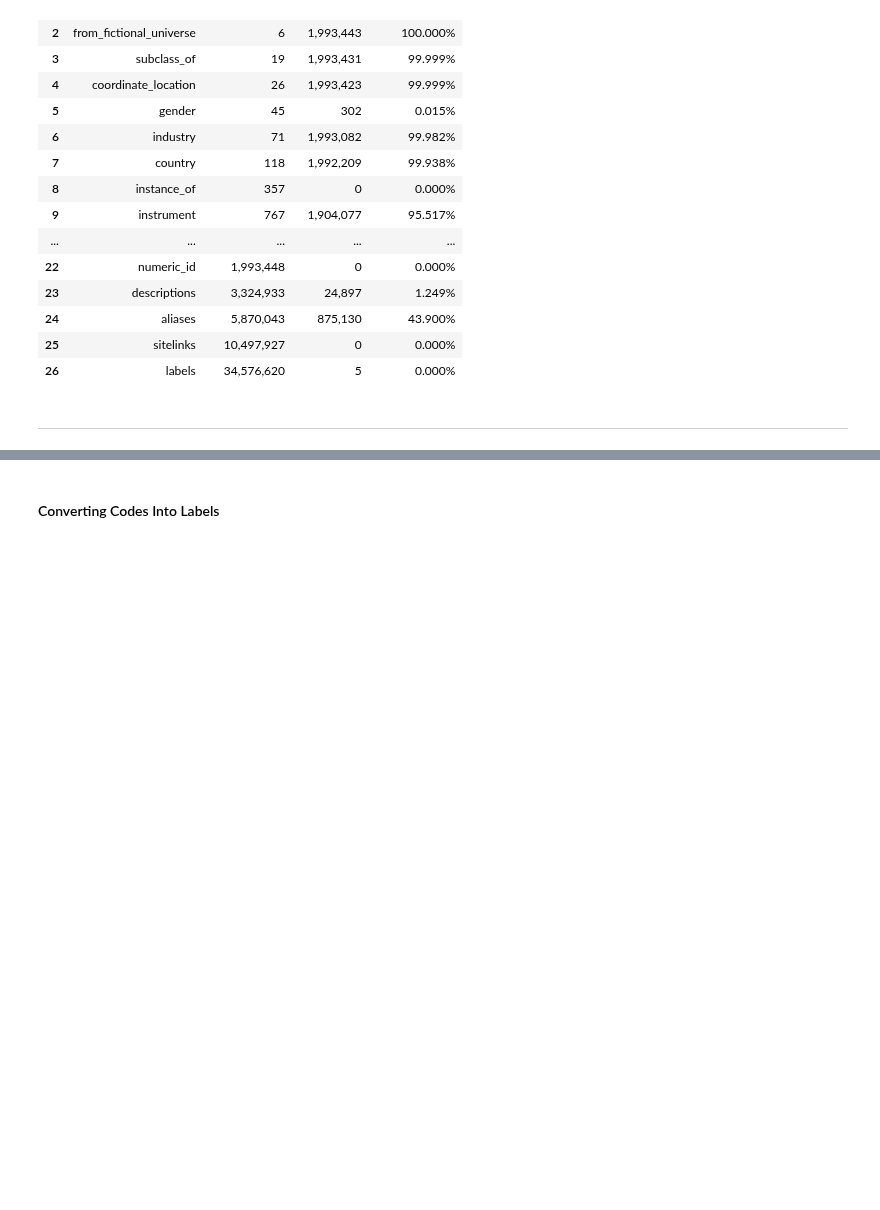
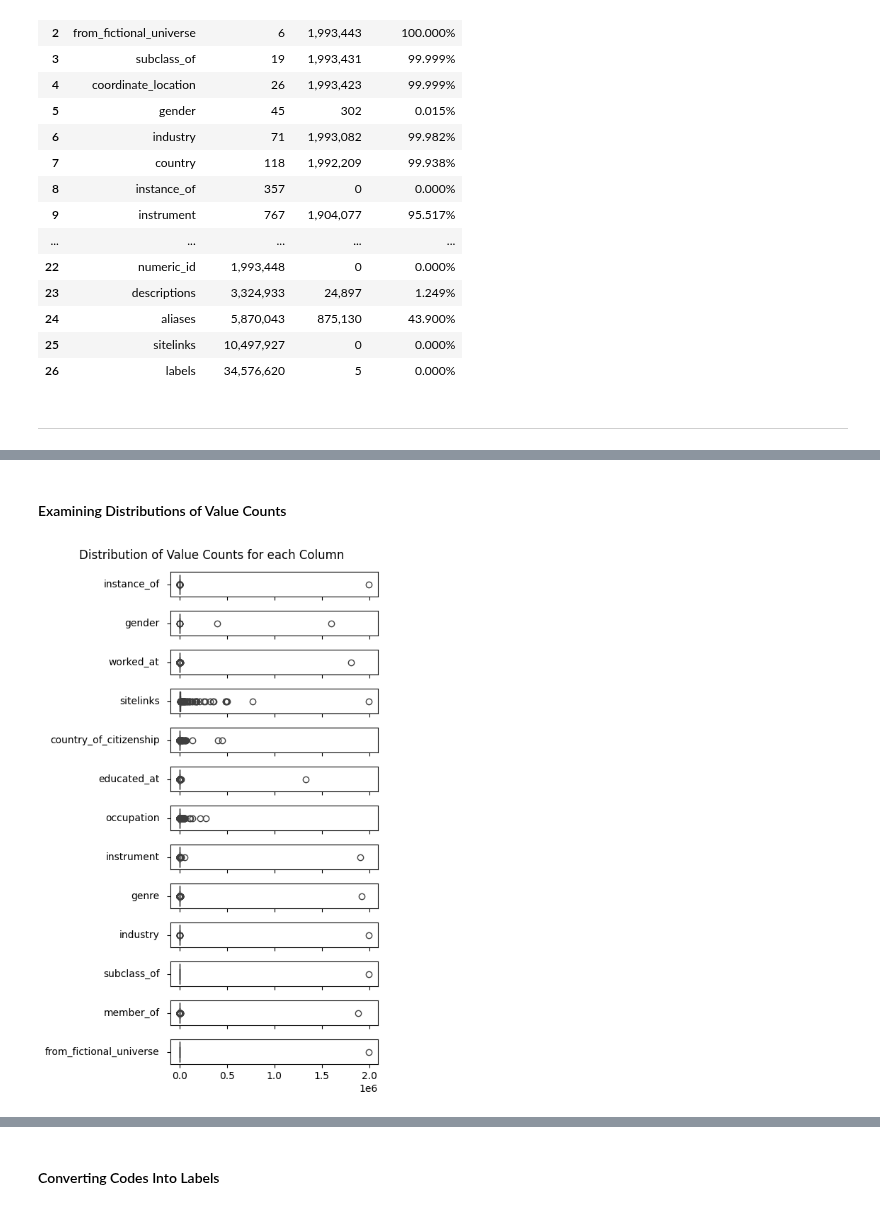
Before and after one commit to MNetanel/wikipedia-people-page-views-patterns, a Jupyter notebook: notebooks/wikipedia_pageviews_project.ipynb, the cells around one changed output, grey strips where cells are left out. Drawn from its saved outputs; the diff is of its cells as text; code cells hidden in the pictures; blank space fills up the shorter version.

```diff
--- a/notebooks/wikipedia_pageviews_project.ipynb
+++ b/notebooks/wikipedia_pageviews_project.ipynb
@@ -520,0 +518,21 @@ Types 1 and 2 are easy as the process is automatic. For types 3 and 4, we would
+# %% [markdown]
+#### Examining Distributions of Value Counts
+# %%
+list_columns = ['instance_of', 'gender', 'worked_at', 'sitelinks',
+                      'country_of_citizenship', 'educated_at', 'occupation',
+                      'instrument', 'genre', 'industry', 'subclass_of', 'member_of',
+                      'from_fictional_universe']
+value_counts = {col: info_df[col].list.eval(pl.element().struct[0])
+                .explode().value_counts().sort('count', descending=True)
+                for col in list_columns}
+# %%
+fig, axs = plt.subplots(13, figsize=(5, 8), sharex=True)
+for (name, df), ax in zip(value_counts.items(), axs.ravel()):
+    sns.boxplot(x=df['count'], ax=ax)
+    ax.set_ylabel(name, rotation='horizontal', ha='right', va='center')
+    ax.set_xlabel('')
+fig.suptitle('Distribution of Value Counts for each Column')
+plt.tight_layout()
+plt.show()
+# %% [output]
+[figure, added]
```
Also changed, not shown: parts of 16 cells of this notebook, 2 other files.
